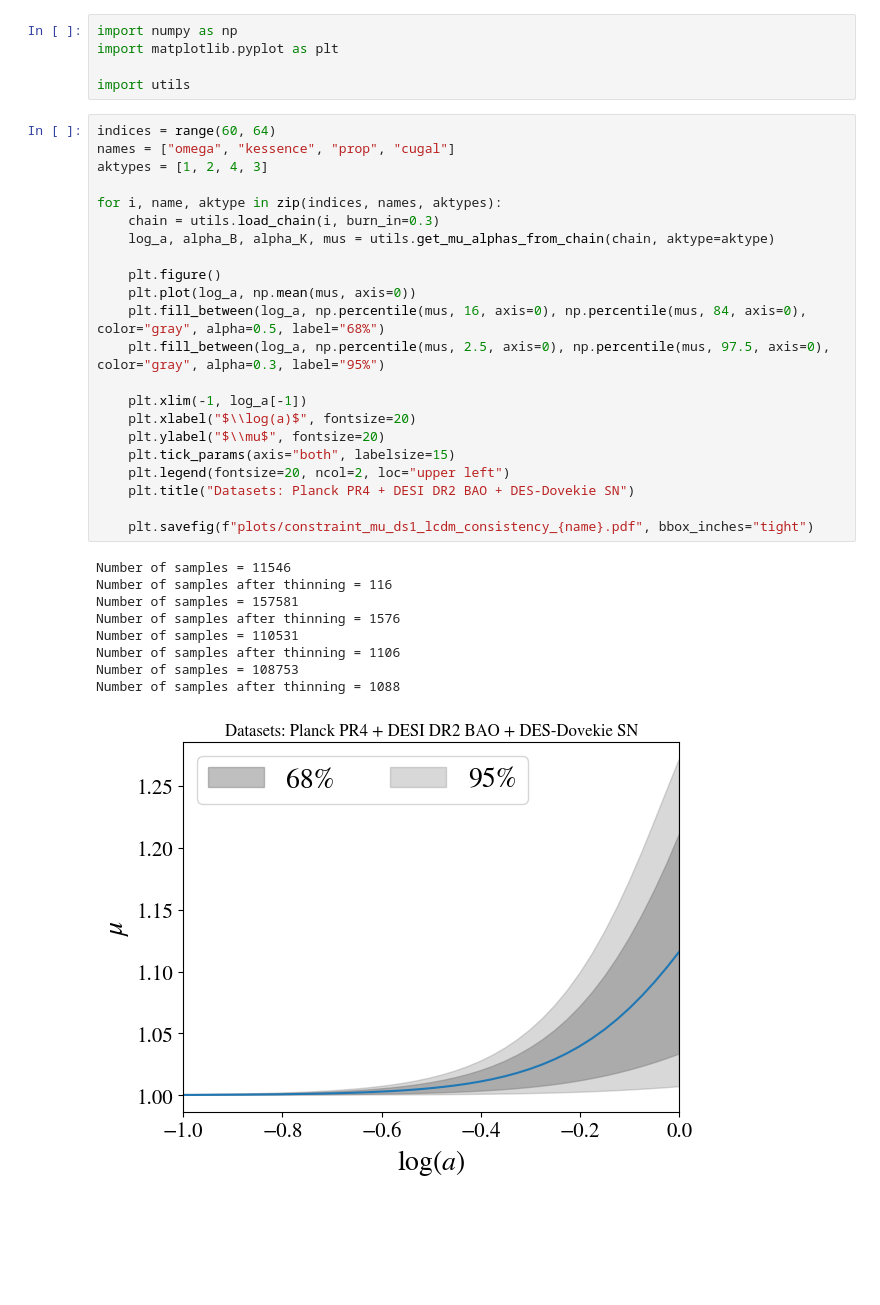
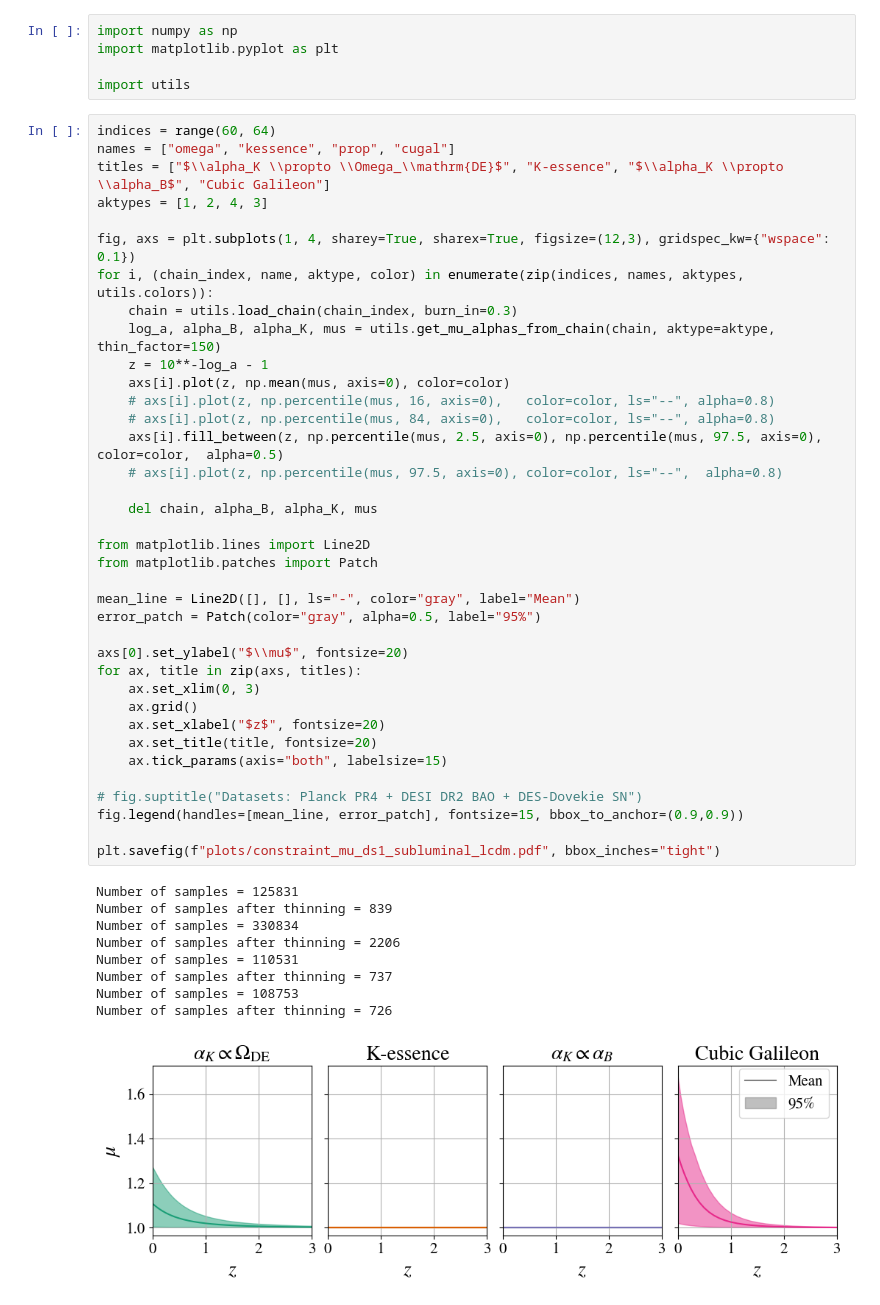
Before and after one commit to joaoreboucas1/cs2-project, a Jupyter notebook: data_analysis/mu_constraints_ds1_lcdm_consistency.ipynb, the cells around one changed output. Drawn from its saved outputs; the diff is of its cells as text; blank space fills up the shorter version.

Commit message:
Updating mu plots

```diff
--- a/data_analysis/mu_constraints_ds1_lcdm_consistency.ipynb
+++ b/data_analysis/mu_constraints_ds1_lcdm_consistency.ipynb
@@ -6,32 +6,47 @@ import utils
 # %%
 indices = range(60, 64)
 names = ["omega", "kessence", "prop", "cugal"]
+titles = ["$\\alpha_K \\propto \\Omega_\\mathrm{DE}$", "K-essence", "$\\alpha_K \\propto \\alpha_B$", "Cubic Galileon"]
 aktypes = [1, 2, 4, 3]
 
-for i, name, aktype in zip(indices, names, aktypes):
-    chain = utils.load_chain(i, burn_in=0.3)
-    log_a, alpha_B, alpha_K, mus = utils.get_mu_alphas_from_chain(chain, aktype=aktype)
+fig, axs = plt.subplots(1, 4, sharey=True, sharex=True, figsize=(12,3), gridspec_kw={"wspace": 0.1})
+for i, (chain_index, name, aktype, color) in enumerate(zip(indices, names, aktypes, utils.colors)):
+    chain = utils.load_chain(chain_index, burn_in=0.3)
+    log_a, alpha_B, alpha_K, mus = utils.get_mu_alphas_from_chain(chain, aktype=aktype, thin_factor=150)
+    z = 10**-log_a - 1
+    axs[i].plot(z, np.mean(mus, axis=0), color=color)
+    # axs[i].plot(z, np.percentile(mus, 16, axis=0),   color=color, ls="--", alpha=0.8)
+    # axs[i].plot(z, np.percentile(mus, 84, axis=0),   color=color, ls="--", alpha=0.8)
+    axs[i].fill_between(z, np.percentile(mus, 2.5, axis=0), np.percentile(mus, 97.5, axis=0), color=color,  alpha=0.5)
+    # axs[i].plot(z, np.percentile(mus, 97.5, axis=0), color=color, ls="--",  alpha=0.8)
 
-    plt.figure()
-    plt.plot(log_a, np.mean(mus, axis=0))
-    plt.fill_between(log_a, np.percentile(mus, 16, axis=0), np.percentile(mus, 84, axis=0), color="gray", alpha=0.5, label="68%")
-    plt.fill_between(log_a, np.percentile(mus, 2.5, axis=0), np.percentile(mus, 97.5, axis=0), color="gray", alpha=0.3, label="95%")
+    del chain, alpha_B, alpha_K, mus
 
-    plt.xlim(-1, log_a[-1])
-    plt.xlabel("$\\log(a)$", fontsize=20)
-    plt.ylabel("$\\mu$", fontsize=20)
-    plt.tick_params(axis="both", labelsize=15)
-    plt.legend(fontsize=20, ncol=2, loc="upper left")
-    plt.title("Datasets: Planck PR4 + DESI DR2 BAO + DES-Dovekie SN")
+from matplotlib.lines import Line2D
+from matplotlib.patches import Patch
 
-    plt.savefig(f"plots/constraint_mu_ds1_lcdm_consistency_{name}.pdf", bbox_inches="tight")
+mean_line = Line2D([], [], ls="-", color="gray", label="Mean")
+error_patch = Patch(color="gray", alpha=0.5, label="95%")
+
+axs[0].set_ylabel("$\\mu$", fontsize=20)
+for ax, title in zip(axs, titles):
+    ax.set_xlim(0, 3)
+    ax.grid()
+    ax.set_xlabel("$z$", fontsize=20)
+    ax.set_title(title, fontsize=20)
+    ax.tick_params(axis="both", labelsize=15)
+
+# fig.suptitle("Datasets: Planck PR4 + DESI DR2 BAO + DES-Dovekie SN")
+fig.legend(handles=[mean_line, error_patch], fontsize=15, bbox_to_anchor=(0.9,0.9))
+
+plt.savefig(f"plots/constraint_mu_ds1_subluminal_lcdm.pdf", bbox_inches="tight")
 # %% [output]
-Number of samples = 11546
-Number of samples after thinning = 116
-Number of samples = 157581
-Number of samples after thinning = 1576
+Number of samples = 125831
+Number of samples after thinning = 839
+Number of samples = 330834
+Number of samples after thinning = 2206
 Number of samples = 110531
-Number of samples after thinning = 1106
+Number of samples after thinning = 737
 Number of samples = 108753
-Number of samples after thinning = 1088
+Number of samples after thinning = 726
-[figure, old version]
+[figure, new version]
```
Also changed, not shown: parts of 1 cell of this notebook, 37 other files.
